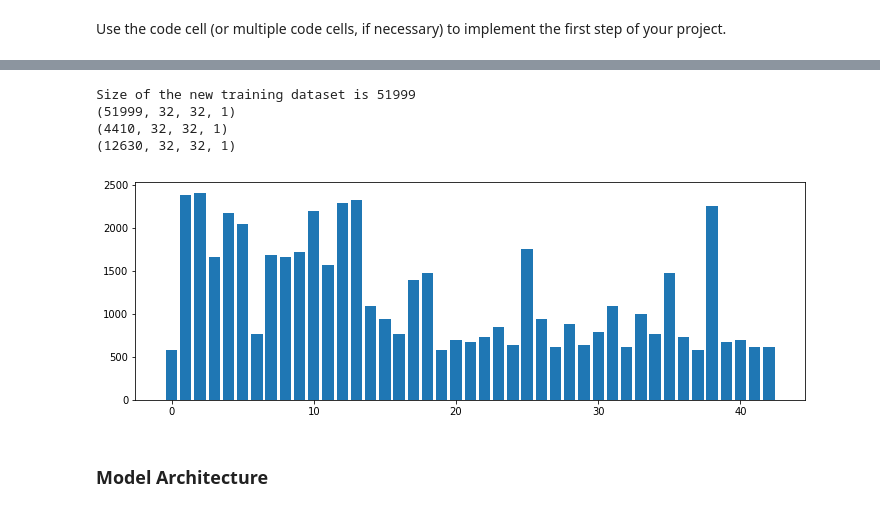
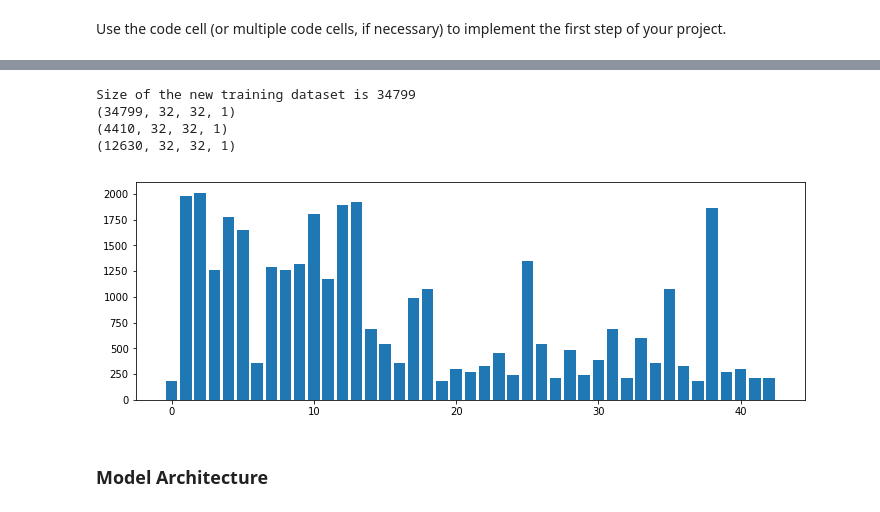
Before and after one commit to frank-xiangyu-liao/Traffic-Sign-Classifier, a Jupyter notebook: Traffic_Sign_Classifier.ipynb, the cells around one changed output, grey strips where cells are left out. Cells and saved outputs as stored; diff of their text form; code cells hidden in the pictures.

Commit message:
Model without adding extra images to original dataset

```diff
--- a/Traffic_Sign_Classifier.ipynb
+++ b/Traffic_Sign_Classifier.ipynb
@@ -232,49 +209,49 @@ def normalize(dataSet):
     # Min-max normalization
 #     minValue = np.amin(dataSet, axis=(1,2), keepdims = True)
 #     maxValue = np.amax(dataSet, axis=(1,2), keepdims = True)
 #     return (dataSet-minValue)/(maxValue-minValue)
 
     # Standard distribution
     mean = np.mean(dataSet, axis=(1,2), keepdims=True)
     deviation = np.std(dataSet, axis=(1,2), keepdims=True)
     return (dataSet-mean)/deviation
 
 # Fill images to the dataset so that each class has 2010 images
-X_to_be_added = []
-y_to_be_added = []
-for i in range(0, n_classes):
-    X_selected = X_train[y_train == i]
-    sample_number = len(X_selected)
-    if sample_number < 7500:
-        for j in range(0, 400):
-            originalImage = random.choice(X_selected)
-            newImage = transform_image(originalImage, 20, 10, 5)
-            X_to_be_added.append(newImage)
-            y_to_be_added.append(i)
+# X_to_be_added = []
+# y_to_be_added = []
+# for i in range(0, n_classes):
+#     X_selected = X_train[y_train == i]
+#     sample_number = len(X_selected)
+#     if sample_number < 7500:
+#         for j in range(0, 400):
+#             originalImage = random.choice(X_selected)
+#             newImage = transform_image(originalImage, 20, 10, 5)
+#             X_to_be_added.append(newImage)
+#             y_to_be_added.append(i)
 
-X_train = np.append(X_train, X_to_be_added, axis=0)
-y_train = np.append(y_train, y_to_be_added, axis=0)
+# X_train = np.append(X_train, X_to_be_added, axis=0)
+# y_train = np.append(y_train, y_to_be_added, axis=0)
 
 num_of_samples = []
 for i in range(0, n_classes):
     num_of_samples.append(len(X_train[y_train==i]))
 
 plt.figure(figsize=(12,4))
 plt.bar(range(0, n_classes), num_of_samples)
 
 assert len(X_train) == len(y_train), 'training dataset and labels are not equal in length'
 print('Size of the new training dataset is {}'.format(len(X_train)))
 
 X_train, y_train = shuffle(X_train, y_train)
 X_train = normalize(gray_scale_converion(X_train))
 X_valid = normalize(gray_scale_converion(X_valid))
 X_test = normalize(gray_scale_converion(X_test))
 # %% [output]
-Size of the new training dataset is 51999
-(51999, 32, 32, 1)
+Size of the new training dataset is 34799
+(34799, 32, 32, 1)
 (4410, 32, 32, 1)
 (12630, 32, 32, 1)
-[figure, old version]
+[figure, new version]
 # %% [markdown]
 ### Model Architecture
 # %% [markdown]
```
Also changed, not shown: parts of 7 cells of this notebook, 19 other files.
